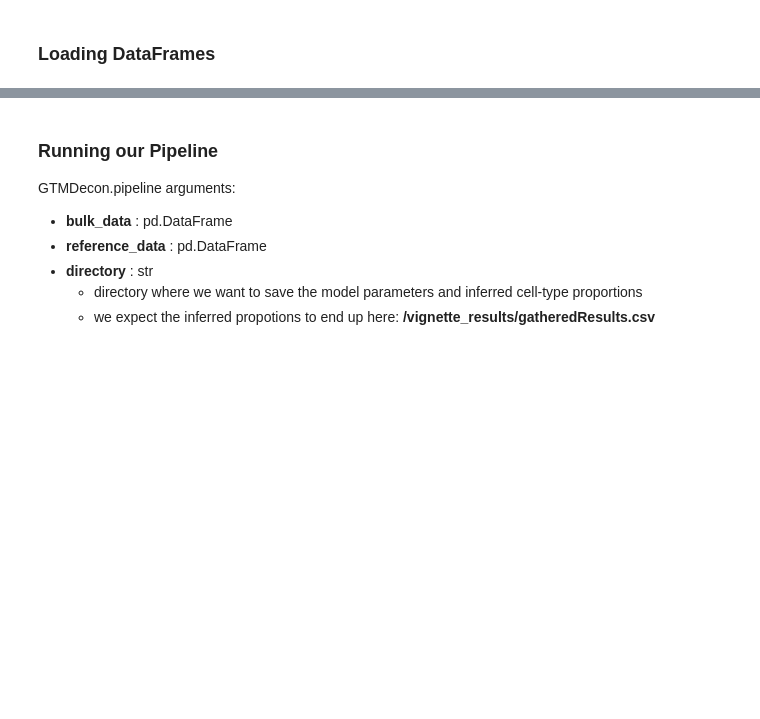
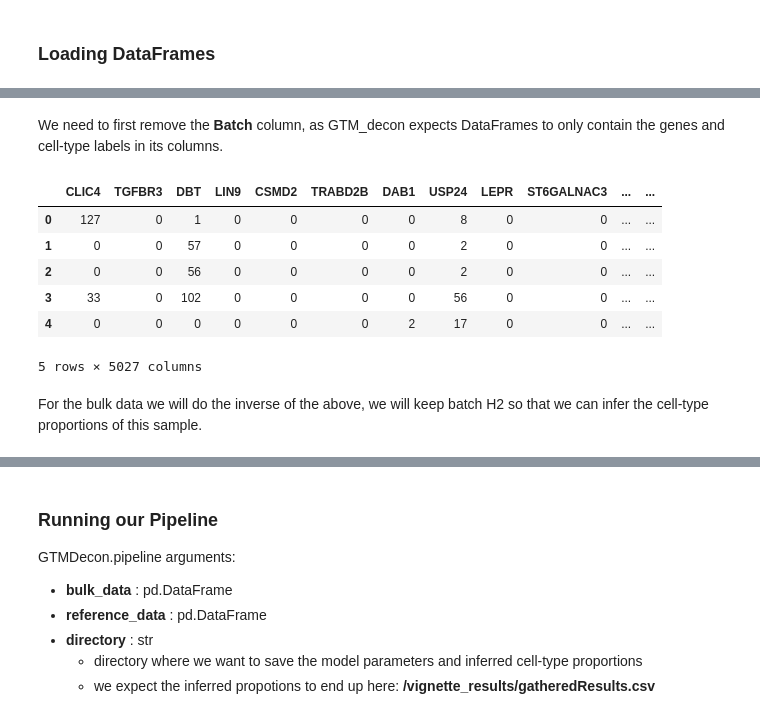
Before and after one commit to li-lab-mcgill/gtm-decon, a Jupyter notebook: vignettes/tutorial.ipynb, the cells around one changed output, grey strips where cells are left out. Cells and saved outputs as stored; diff of their text form; code cells hidden in the pictures; blank space fills up the shorter version.

```diff
--- a/vignettes/tutorial.ipynb
+++ b/vignettes/tutorial.ipynb
@@ -66,3 +73,3 @@ The **bulk_DataFrame** should be a pandas DataFrame, where the rows represent ge
 # %%
-bulk_DataFrame = pd.read_csv("../data/bulk.csv", index_col=0)
-reference_DataFrame = pd.read_csv("../data/ref.csv")
+bulk_DataFrame = pd.read_csv("../data/bulk_data.csv", index_col=0)
+reference_DataFrame = pd.read_csv("../data/reference_data.csv")
@@ -68,0 +82,18 @@ reference_DataFrame = pd.read_csv("../data/ref.csv")
+# %%
+reference_df = reference_DataFrame[reference_DataFrame['Batch'] != 'H2']
+# %% [markdown]
+We need to first remove the **Batch** column, as GTM_decon expects DataFrames to only contain the genes and cell-type labels in its columns.
+# %%
+reference_df = reference_df.drop(columns=['Batch'])
+# %%
+reference_df.head()
+# %% [output]
+|  | CLIC4 | TGFBR3 | DBT | LIN9 | CSMD2 | TRABD2B | DAB1 | USP24 | LEPR | ST6GALNAC3 | ... | ... |
+| 0 | 127 | 0 | 1 | 0 | 0 | 0 | 0 | 8 | 0 | 0 | ... | ... |
+| 1 | 0 | 0 | 57 | 0 | 0 | 0 | 0 | 2 | 0 | 0 | ... | ... |
+| 2 | 0 | 0 | 56 | 0 | 0 | 0 | 0 | 2 | 0 | 0 | ... | ... |
+| 3 | 33 | 0 | 102 | 0 | 0 | 0 | 0 | 56 | 0 | 0 | ... | ... |
+| 4 | 0 | 0 | 0 | 0 | 0 | 0 | 2 | 17 | 0 | 0 | ... | ... |
+5 rows × 5027 columns
+# %% [markdown]
+For the bulk data we will do the inverse of the above, we will keep batch H2 so that we can infer the cell-type proportions of this sample.
```
Also changed, not shown: parts of 11 cells of this notebook.
